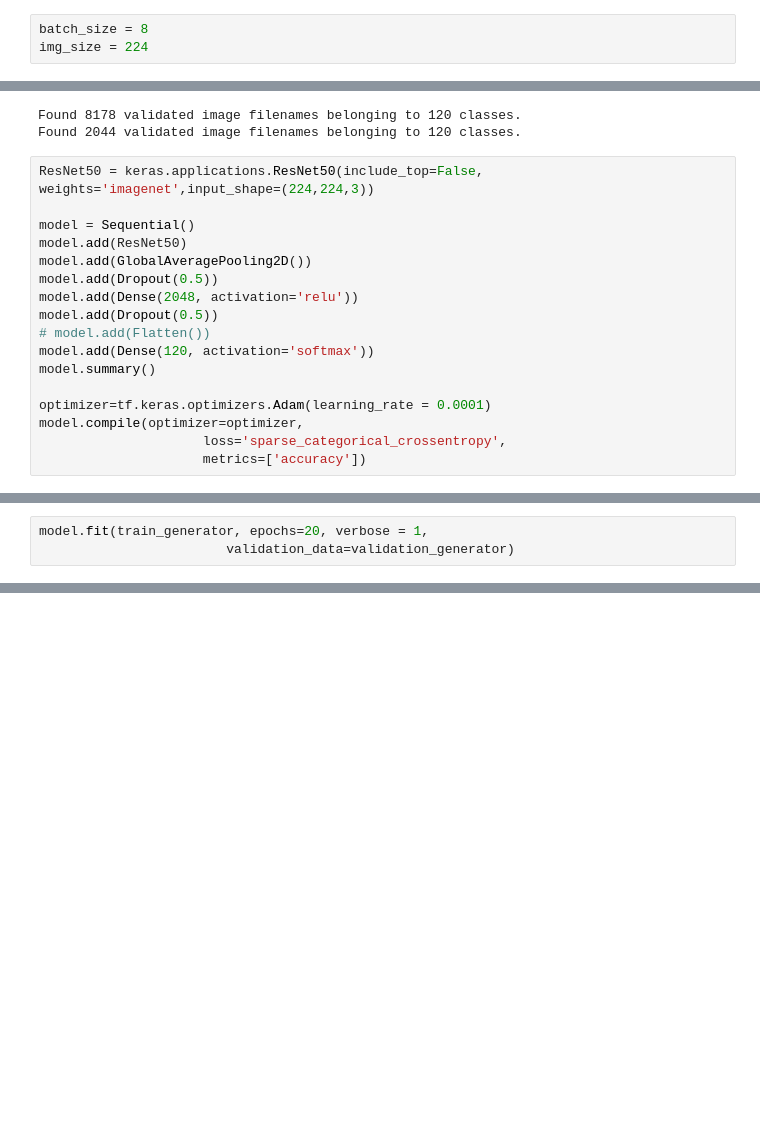
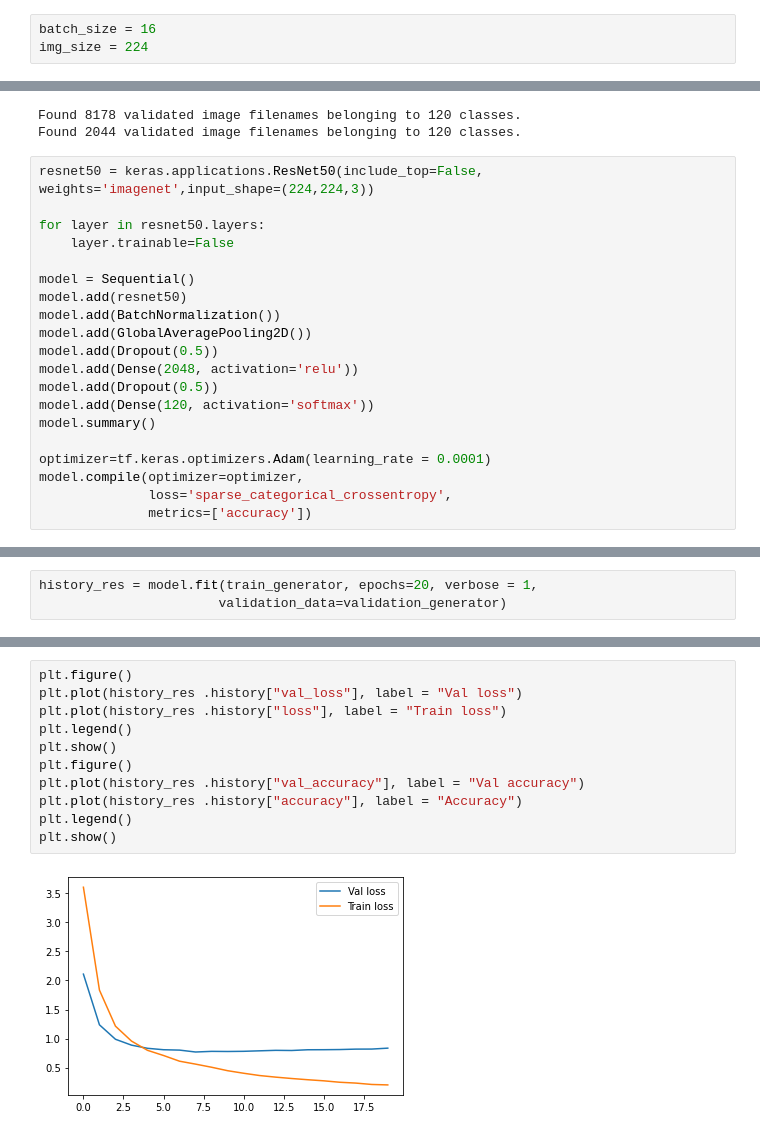
Before and after one commit to NicholasL4/676, a Jupyter notebook: Resnet50.ipynb, the cells around one changed output, grey strips where cells are left out. Drawn from its saved outputs; the diff is of its cells as text; blank space fills up the shorter version.

```diff
--- a/Resnet50.ipynb
+++ b/Resnet50.ipynb
@@ -13,7 +15,7 @@ labels_csv["id"] = [fname + ".jpg" for fname in labels_csv["id"]]
 data_train = pathlib.Path('train')
 data_test = pathlib.Path('test')
 # %%
-batch_size = 8
+batch_size = 16
 img_size = 224
 # %%
 datagen = ImageDataGenerator(preprocessing_function = keras.applications.resnet50.preprocess_input, validation_split=0.2)
@@ -44,22 +46,25 @@ validation_generator = datagen.flow_from_dataframe(
 Found 8178 validated image filenames belonging to 120 classes.
 Found 2044 validated image filenames belonging to 120 classes.
 # %%
-ResNet50 = keras.applications.ResNet50(include_top=False, weights='imagenet',input_shape=(224,224,3))
+resnet50 = keras.applications.ResNet50(include_top=False, weights='imagenet',input_shape=(224,224,3))
+
+for layer in resnet50.layers:
+    layer.trainable=False
 
 model = Sequential()
-model.add(ResNet50)
+model.add(resnet50)
+model.add(BatchNormalization())
 model.add(GlobalAveragePooling2D())
 model.add(Dropout(0.5))
 model.add(Dense(2048, activation='relu'))
 model.add(Dropout(0.5))
-# model.add(Flatten())
 model.add(Dense(120, activation='softmax'))
 model.summary()
 
 optimizer=tf.keras.optimizers.Adam(learning_rate = 0.0001)
 model.compile(optimizer=optimizer,
-                     loss='sparse_categorical_crossentropy',
-                     metrics=['accuracy'])
+              loss='sparse_categorical_crossentropy',
+              metrics=['accuracy'])
 # %% [output]
 Model: "sequential_2"
 _________________________________________________________________
@@ -80,6 +85,6 @@ Non-trainable params: 53,120
 _________________________________________________________________
 # %%
-model.fit(train_generator, epochs=20, verbose = 1,
-                        validation_data=validation_generator)
+history_res = model.fit(train_generator, epochs=20, verbose = 1,
+                       validation_data=validation_generator)
 # %% [output]
 Epoch 1/20
@@ -86,0 +107,13 @@ KeyboardInterrupt:
+# %%
+plt.figure()
+plt.plot(history_res .history["val_loss"], label = "Val loss")
+plt.plot(history_res .history["loss"], label = "Train loss")
+plt.legend()
+plt.show()
+plt.figure()
+plt.plot(history_res .history["val_accuracy"], label = "Val accuracy")
+plt.plot(history_res .history["accuracy"], label = "Accuracy")
+plt.legend()
+plt.show()
+# %% [output]
+[figure, added]
```
Also changed, not shown: parts of 5 cells of this notebook, 6 other files.
